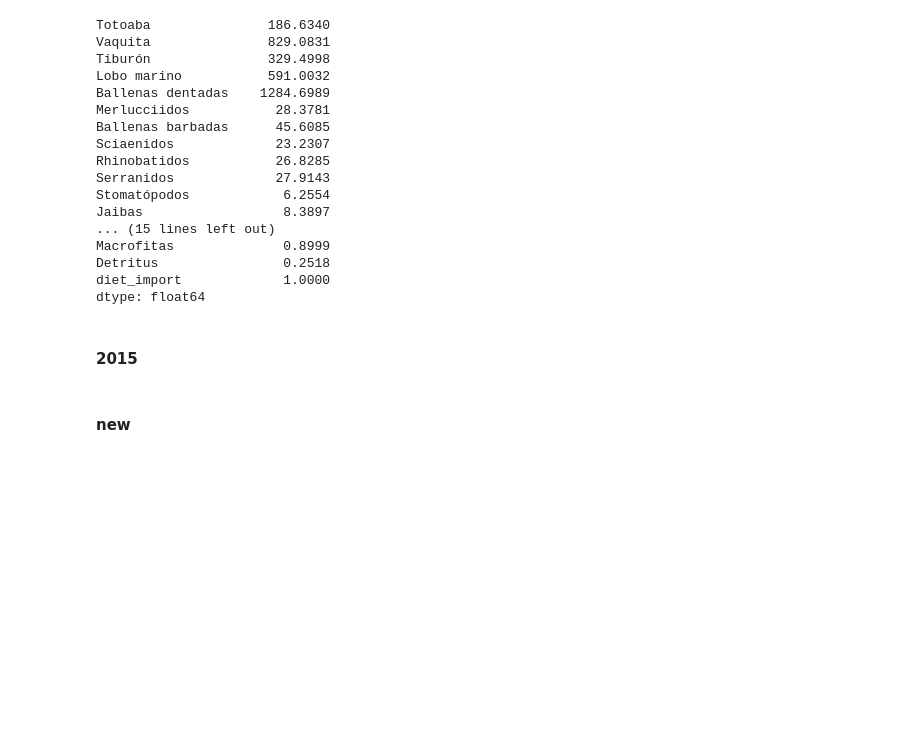
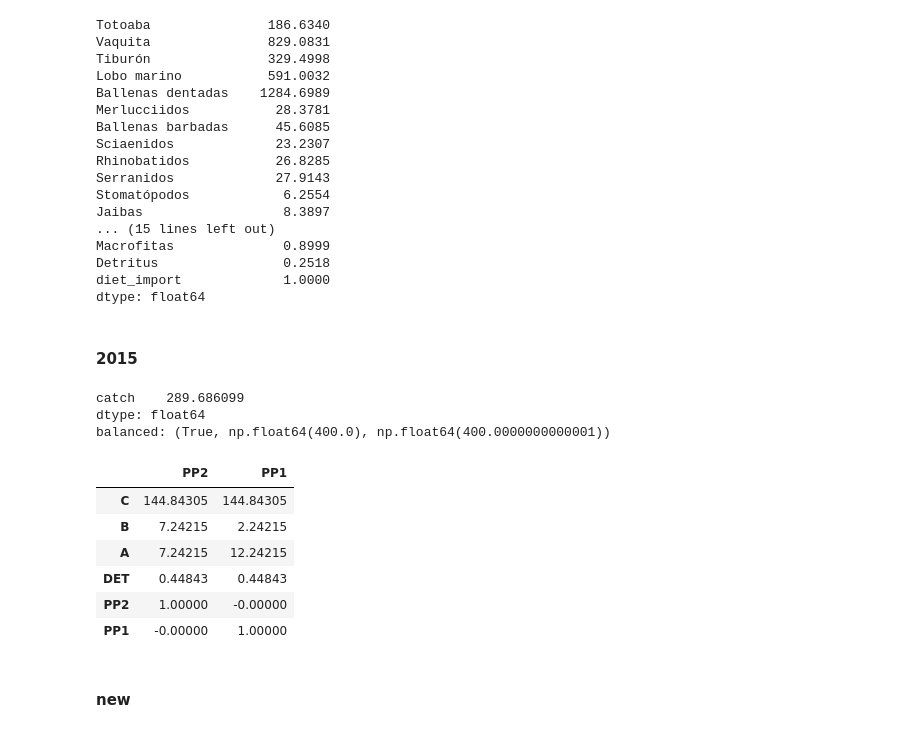
Before and after one commit to idocarmel1/PPREstimation, a Jupyter notebook: ToyModels/comp0426.ipynb, the cells around one changed output. Saved outputs shown, nothing was run; the diff lists cells and outputs as text; code cells hidden in the pictures; blank space fills up the shorter version.

```diff
--- a/ToyModels/comp0426.ipynb
+++ b/ToyModels/comp0426.ipynb
@@ -1080,11 +1066,22 @@ dtype: float64
 # %%
 # sppr, A, L = self.original_model.SPPR_2015(only_pp_det=True)
 sppr, A, L = self.SPPR_2015(only_pp_det=True)
 sppr, A, L = PPRCalculator.rename_results([sppr, A, L], self.seq2name)
 print(self.get_PPR(sppr).sum(axis=1))
 print(f'balanced: {self.is_sppr_balanced(sppr)}')
 # sppr.sum(axis=1)
-sppr
+sppr.round(5)
+# %% [output]
+catch    289.686099
+dtype: float64
+balanced: (True, np.float64(400.0), np.float64(400.0000000000001))
+|  | PP2 | PP1 |
+| C | 144.84305 | 144.84305 |
+| B | 7.24215 | 2.24215 |
+| A | 7.24215 | 12.24215 |
+| DET | 0.44843 | 0.44843 |
+| PP2 | 1.00000 | -0.00000 |
+| PP1 | -0.00000 | 1.00000 |
 # %% [markdown]
 #### new
 # %%
```
Also changed, not shown: parts of 7 cells of this notebook, 3 other files.
